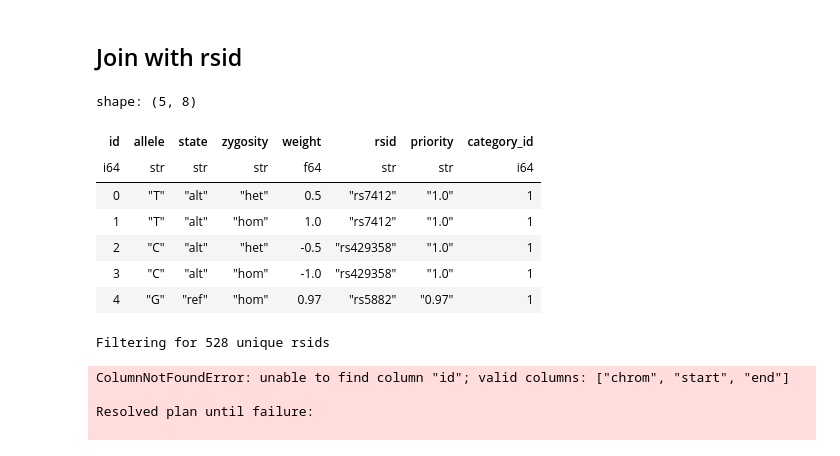
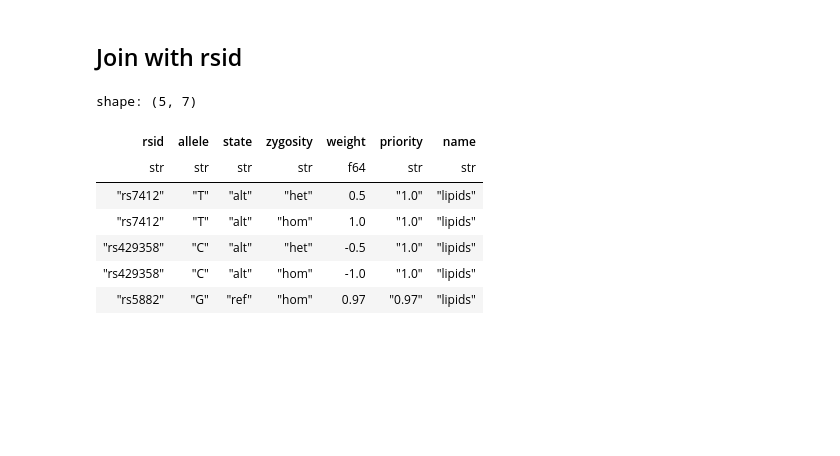
Before and after one commit to dna-seq/prepare-annotations, a Jupyter notebook: notebooks/prepare_modules.ipynb, the cells around one changed output. Drawn from its saved outputs; the diff is of its cells as text; code cells hidden in the pictures; blank space fills up the shorter version.

```diff
--- a/notebooks/prepare_modules.ipynb
+++ b/notebooks/prepare_modules.ipynb
@@ -199,20 +159,17 @@ Schema for table 'categories':
 # %% [markdown]
 ## Join with rsid
 # %%
-weights = pl.read_database("SELECT id, allele, state, zygosity, weight, rsid, priority, category_id FROM allele_weights", connection=conn)
-weights.head(5)
+weights = pl.read_database("""
+SELECT rsid, allele, state, zygosity, weight, priority, categories.name
+FROM allele_weights, categories WHERE categories.id = allele_weights.category_id
+""", connection=conn).lazy()
+weights.head(5).collect(engine="streaming")
 # %% [output]
-shape: (5, 8)
+shape: (5, 7)
-| id | allele | state | zygosity | weight | rsid | priority | category_id |
-| i64 | str | str | str | f64 | str | str | i64 |
-| 0 | "T" | "alt" | "het" | 0.5 | "rs7412" | "1.0" | 1 |
-| 1 | "T" | "alt" | "hom" | 1.0 | "rs7412" | "1.0" | 1 |
-| 2 | "C" | "alt" | "het" | -0.5 | "rs429358" | "1.0" | 1 |
-| 3 | "C" | "alt" | "hom" | -1.0 | "rs429358" | "1.0" | 1 |
-| 4 | "G" | "ref" | "hom" | 0.97 | "rs5882" | "0.97" | 1 |
+| rsid | allele | state | zygosity | weight | priority | name |
+| str | str | str | str | f64 | str | str |
+| "rs7412" | "T" | "alt" | "het" | 0.5 | "1.0" | "lipids" |
+| "rs7412" | "T" | "alt" | "hom" | 1.0 | "1.0" | "lipids" |
+| "rs429358" | "C" | "alt" | "het" | -0.5 | "1.0" | "lipids" |
+| "rs429358" | "C" | "alt" | "hom" | -1.0 | "1.0" | "lipids" |
+| "rs5882" | "G" | "ref" | "hom" | 0.97 | "0.97" | "lipids" |
-# %%
-# Get unique rsids from small weights table
-rsids = weights["rsid"].unique().to_list()
-print(f"Filtering for {len(rsids)} unique rsids")
-# %% [output]
-Filtering for 528 unique rsids
@@ -233,8 +175,0 @@ joined = df_ensembl.select(
-# %%
-example = joined.head(5).collect(engine="streaming")
-example
-# %% [output]
-ColumnNotFoundError: unable to find column "id"; valid columns: ["chrom", "start", "end"]
-
-Resolved plan until failure:
-
```
Also changed, not shown: parts of 46 cells of this notebook, 3 other files.
